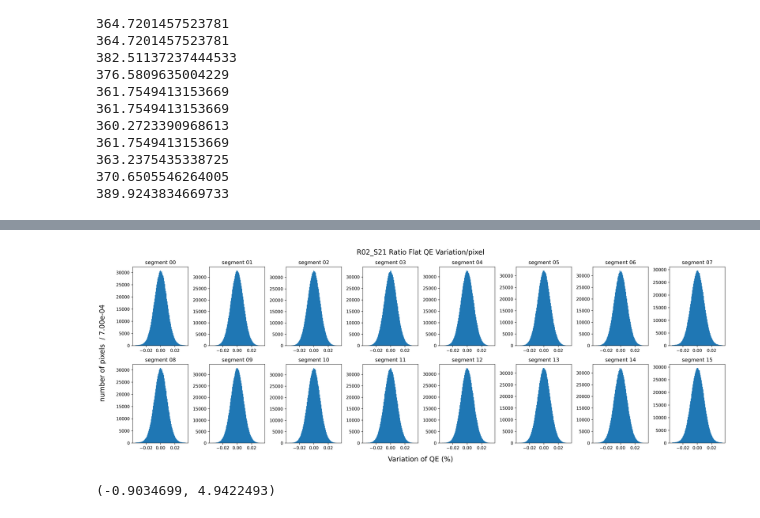
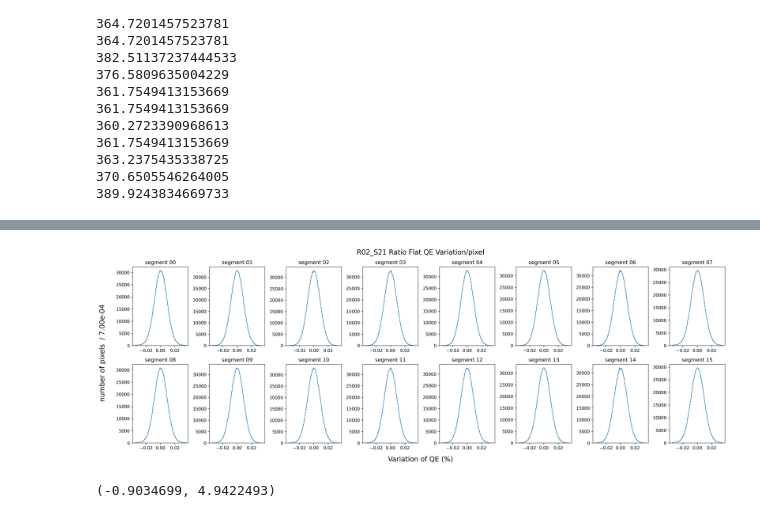
Before and after one commit to youtsumi/summer_research_2020, a Jupyter notebook: R22_S11_RED.ipynb, the cells around one changed output, grey strips where cells are left out. Saved outputs shown, nothing was run; the diff lists cells and outputs as text; code cells hidden in the pictures.

```diff
--- a/R22_S11_RED.ipynb
+++ b/R22_S11_RED.ipynb
@@ -266,9 +266,10 @@ ax = []
 
 for i in range(1, (columns*rows) + 1):
     if i < 9:
-        image = np.flipud(np.fliplr(red_bot[i - 1]))
+        image = np.flipud(np.fliplr(red_top[i - 1]))
+
     else:
-        image = red_top[i - 1 - columns]
+        image = red_bot[i - 1 - columns]
 
     ax1 = fig.add_subplot(rows, columns, i)
     ax.append(ax1)
@@ -332,35 +333,35 @@ xmax= 0.035
 nbins= 101
 bins= np.linspace(xmin, xmax, nbins)
 width = (xmax-xmin)/ (nbins-1)
 
 
 # creating histogram plots for R22_S11 ratio
 fig, axs = plt.subplots(2, 8, figsize=(20,7),dpi=300)
 rows = 2
 columns = 8
 axs = axs.ravel()
 
 fig.suptitle('R02_S21 Ratio Flat QE Variation/pixel', fontsize=16)
 fig.text(0.5, 0.0, "Variation of QE (%)", ha='center', fontsize=16)
 fig.text(-0.02, 0.5, "number of pixels  / %.2e" % width, va='center', rotation='vertical', fontsize=16)
 
 for i in range(16):
     if i < 8:
         x = (normedimg_bot[i] - red_bot[i]) / red_bot[i]
     else:
         x = (normedimg_bot[i - columns] - red_bot[i - columns]) / red_bot[i - columns]
 
-    axs[i].hist(x.flat, bins=bins, histtype='bar')
+    axs[i].hist(x.flat, bins=bins, histtype='step')
 
     if i > 9:
         axs[i].set_title("segment " + str(i))
     else:
         axs[i].set_title("segment 0" + str(i))
 
 fig.tight_layout(rect=[0, 0.03, 1, 0.95])
 plt.show()
 # %% [output]
-[figure, old version]
+[figure, new version]
 # %%
 x.min(), x.max()
 # %% [output]
```
Also changed, not shown: parts of 2 cells of this notebook.
